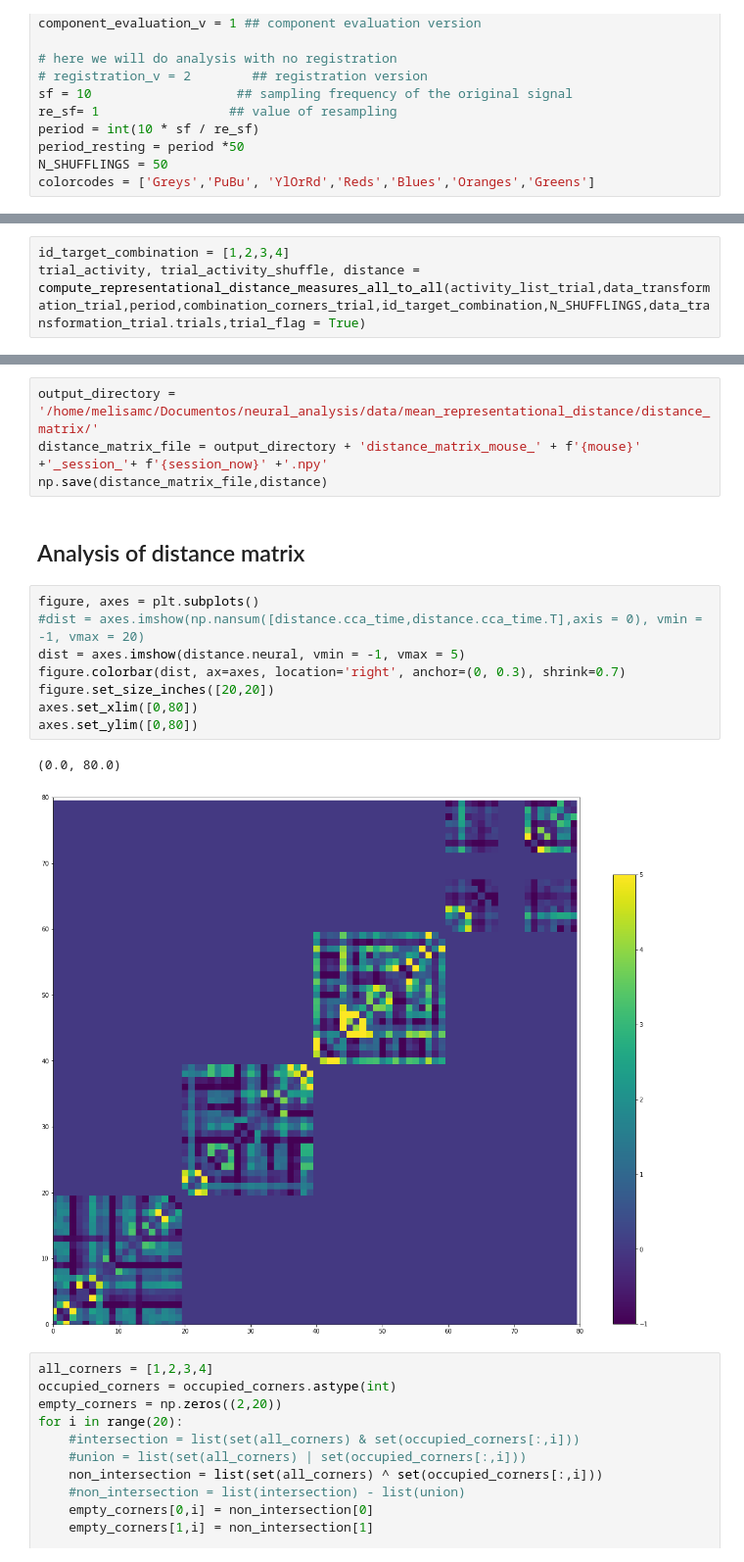
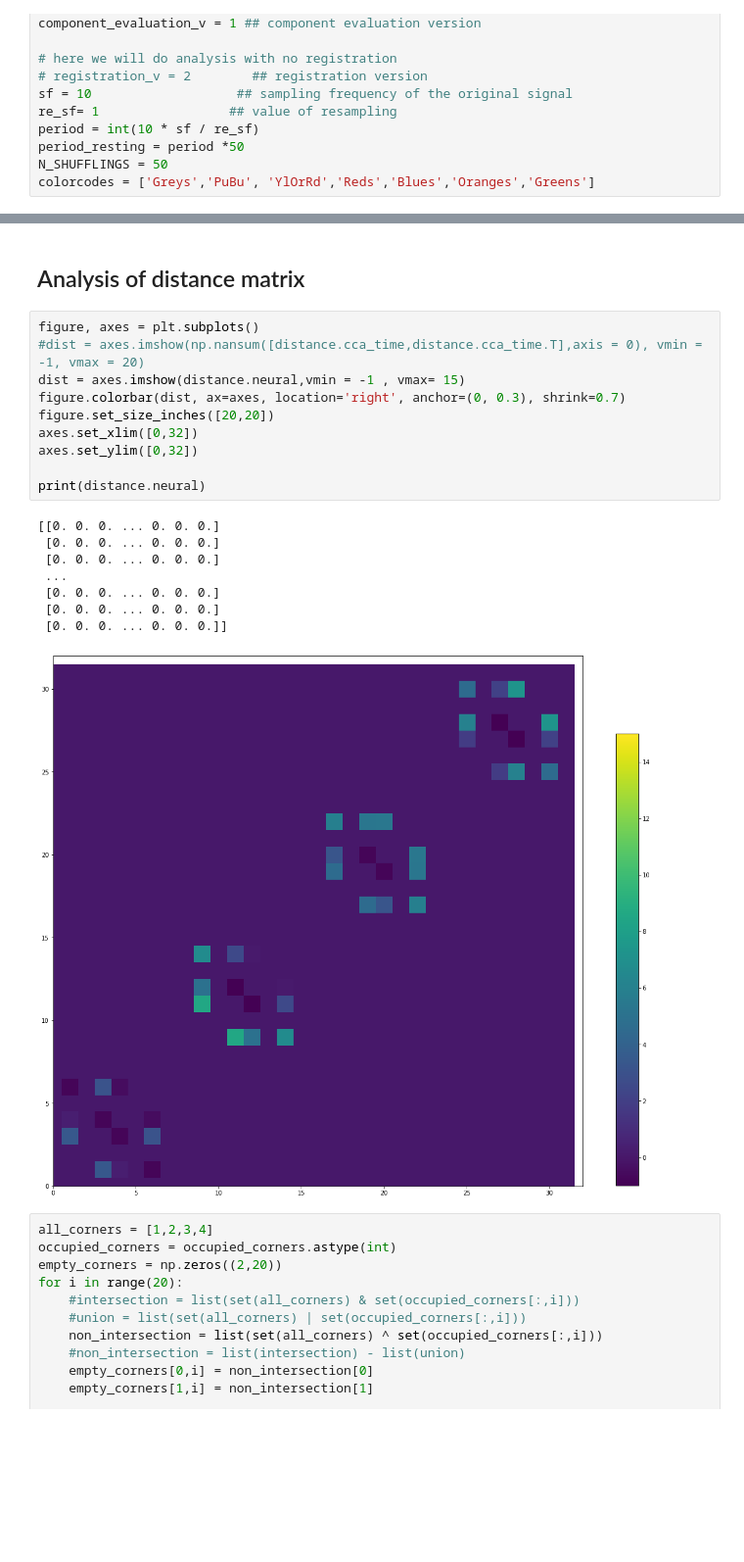
Before and after one commit to melisamc89/neural_analysys, a Jupyter notebook: src/representational_distance_complete.ipynb, the cells around one changed output, grey strips where cells are left out. Shown at 98% size. Saved outputs shown, nothing was run; the diff lists cells and outputs as text; blank space fills up the shorter version.

Commit message:
distance for daily base

```diff
--- a/src/representational_distance_complete.ipynb
+++ b/src/representational_distance_complete.ipynb
@@ -136,3 +134,0 @@ for i in range(len(navigation_list_trial)):
-# %%
-id_target_combination = [1,2,3,4]
-trial_activity, trial_activity_shuffle, distance = compute_representational_distance_measures_all_to_all(activity_list_trial,data_transformation_trial,period,combination_corners_trial,id_target_combination,N_SHUFFLINGS,data_transformation_trial.trials,trial_flag = True)
@@ -154,20 +135,24 @@ CREATING DISTANCE tuple
-# %%
-output_directory = '/home/melisamc/Documentos/neural_analysis/data/mean_representational_distance/distance_matrix/'
-distance_matrix_file = output_directory + 'distance_matrix_mouse_' + f'{mouse}' +'_session_'+ f'{session_now}' +'.npy'
-np.save(distance_matrix_file,distance)
 # %% [markdown]
 ## Analysis of distance matrix
 # %%
 figure, axes = plt.subplots()
 #dist = axes.imshow(np.nansum([distance.cca_time,distance.cca_time.T],axis = 0), vmin = -1, vmax = 20)
-dist = axes.imshow(distance.neural, vmin = -1, vmax = 5)
+dist = axes.imshow(distance.neural,vmin = -1 , vmax= 15)
 figure.colorbar(dist, ax=axes, location='right', anchor=(0, 0.3), shrink=0.7)
 figure.set_size_inches([20,20])
-axes.set_xlim([0,80])
-axes.set_ylim([0,80])
+axes.set_xlim([0,32])
+axes.set_ylim([0,32])
+
+print(distance.neural)
 # %% [output]
-(0.0, 80.0)
+[[0. 0. 0. ... 0. 0. 0.]
+ [0. 0. 0. ... 0. 0. 0.]
+ [0. 0. 0. ... 0. 0. 0.]
+ ...
+ [0. 0. 0. ... 0. 0. 0.]
+ [0. 0. 0. ... 0. 0. 0.]
+ [0. 0. 0. ... 0. 0. 0.]]
-[figure, old version]
+[figure, new version]
 # %%
 all_corners = [1,2,3,4]
 occupied_corners = occupied_corners.astype(int)
```
Also changed, not shown: parts of 9 cells of this notebook, 2 other files.
